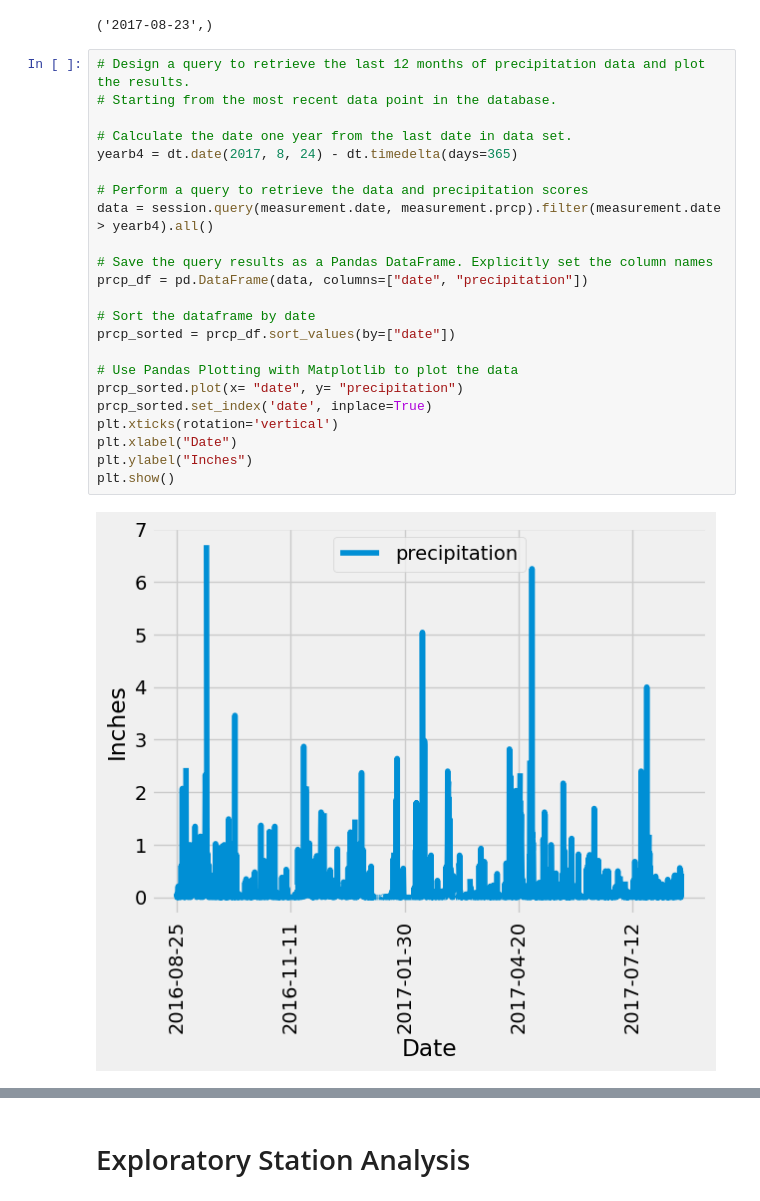
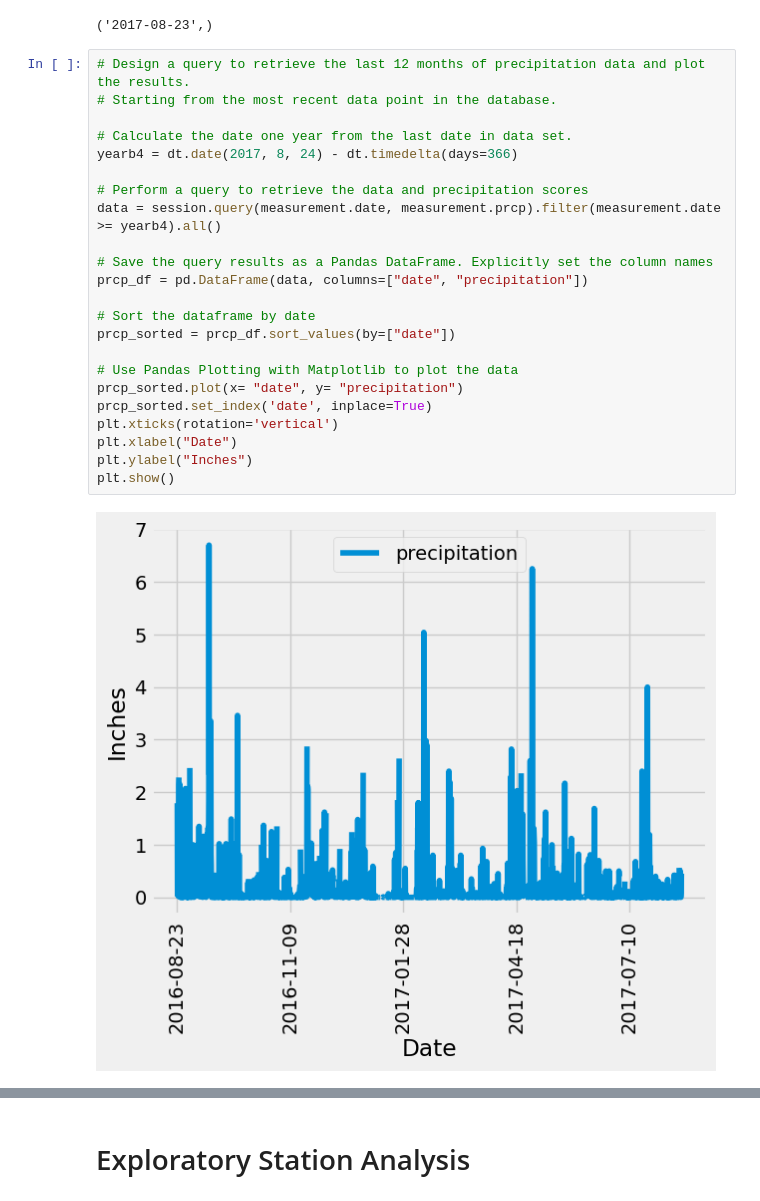
Before and after one commit to ZainabShafi/sqlalchemy-challenge, a Jupyter notebook: ClimateAlchemy_ZSipynb.ipynb, the cells around one changed output, grey strips where cells are left out. Saved outputs shown, nothing was run; the diff lists cells and outputs as text.

```diff
--- a/ClimateAlchemy_ZSipynb.ipynb
+++ b/ClimateAlchemy_ZSipynb.ipynb
@@ -47,25 +47,25 @@ session.query(measurement.date).order_by(measurement.date.desc()).first()
 # %%
 # Design a query to retrieve the last 12 months of precipitation data and plot the results.
 # Starting from the most recent data point in the database.
 
 # Calculate the date one year from the last date in data set.
-yearb4 = dt.date(2017, 8, 24) - dt.timedelta(days=365)
+yearb4 = dt.date(2017, 8, 24) - dt.timedelta(days=366)
 
 # Perform a query to retrieve the data and precipitation scores
-data = session.query(measurement.date, measurement.prcp).filter(measurement.date > yearb4).all()
+data = session.query(measurement.date, measurement.prcp).filter(measurement.date >= yearb4).all()
 
 # Save the query results as a Pandas DataFrame. Explicitly set the column names
 prcp_df = pd.DataFrame(data, columns=["date", "precipitation"])
 
 # Sort the dataframe by date
 prcp_sorted = prcp_df.sort_values(by=["date"])
 
 # Use Pandas Plotting with Matplotlib to plot the data
 prcp_sorted.plot(x= "date", y= "precipitation")
 prcp_sorted.set_index('date', inplace=True)
 plt.xticks(rotation='vertical')
 plt.xlabel("Date")
 plt.ylabel("Inches")
 plt.show()
 # %% [output]
-[figure, old version]
+[figure, new version]
```
Also changed, not shown: parts of 5 cells of this notebook, 1 other file.
